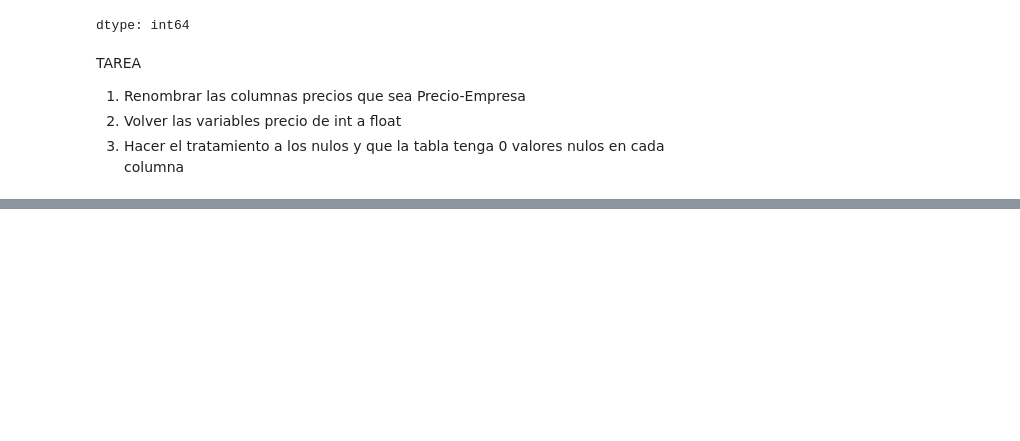
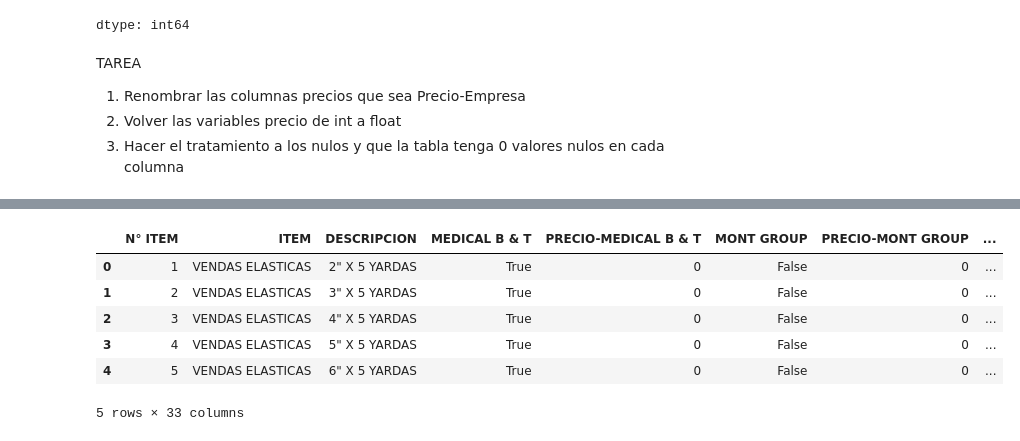
Before and after one commit to evaristo2020/Python-Clases-UTEC-2025, a Jupyter notebook: Código_Solución_Final_16_09_25.ipynb, the cells around one changed output, grey strips where cells are left out. Drawn from its saved outputs; the diff is of its cells as text; code cells hidden in the pictures; blank space fills up the shorter version.

```diff
--- a/Código_Solución_Final_16_09_25.ipynb
+++ b/Código_Solución_Final_16_09_25.ipynb
@@ -331,0 +343,9 @@ TAREA
+# %%
+columnas_bool = ['MEDICAL B & T',
+       'MONT GROUP', 'ALFY MEDICA S.A.C', 'BEE MEDICAL',
+        'ALKOFARMA',  'VALCAM',  'FAMILY DOCTOR',
+       'GE PHARMA',  'IRSA',  'KANGJI',
+       'LAPE',  'GEOMEDIC',  'IQ MEDIC',
+       'DROGUERIA IMP. DE ART MEDICOS S.A.',  'SOMOS']
+# %%
+data[columnas_bool] = data[columnas_bool].astype(bool)
@@ -331,0 +373,23 @@ TAREA
+# %%
+#Cambiar el nombre las columnas de PRECIO a PRECIO- COMPANY
+
+company_dic = []
+company = ""
+for y in data.columns:
+  if y != 'PRECIO':
+    company = y
+    company_dic.append(y)
+  else:
+    company_dic.append( f'PRECIO-{company} ')
+
+data.columns = company_dic
+# %%
+data.head()
+# %% [output]
+|  | N° ITEM | ITEM | DESCRIPCION | MEDICAL B & T | PRECIO-MEDICAL B & T | MONT GROUP | PRECIO-MONT GROUP | ... |
+| 0 | 1 | VENDAS ELASTICAS | 2" X 5 YARDAS | True | 0 | False | 0 | ... |
+| 1 | 2 | VENDAS ELASTICAS | 3" X 5 YARDAS | True | 0 | False | 0 | ... |
+| 2 | 3 | VENDAS ELASTICAS | 4" X 5 YARDAS | True | 0 | False | 0 | ... |
+| 3 | 4 | VENDAS ELASTICAS | 5" X 5 YARDAS | True | 0 | False | 0 | ... |
+| 4 | 5 | VENDAS ELASTICAS | 6" X 5 YARDAS | True | 0 | False | 0 | ... |
+5 rows × 33 columns
```
Also changed, not shown: parts of 20 cells of this notebook.
